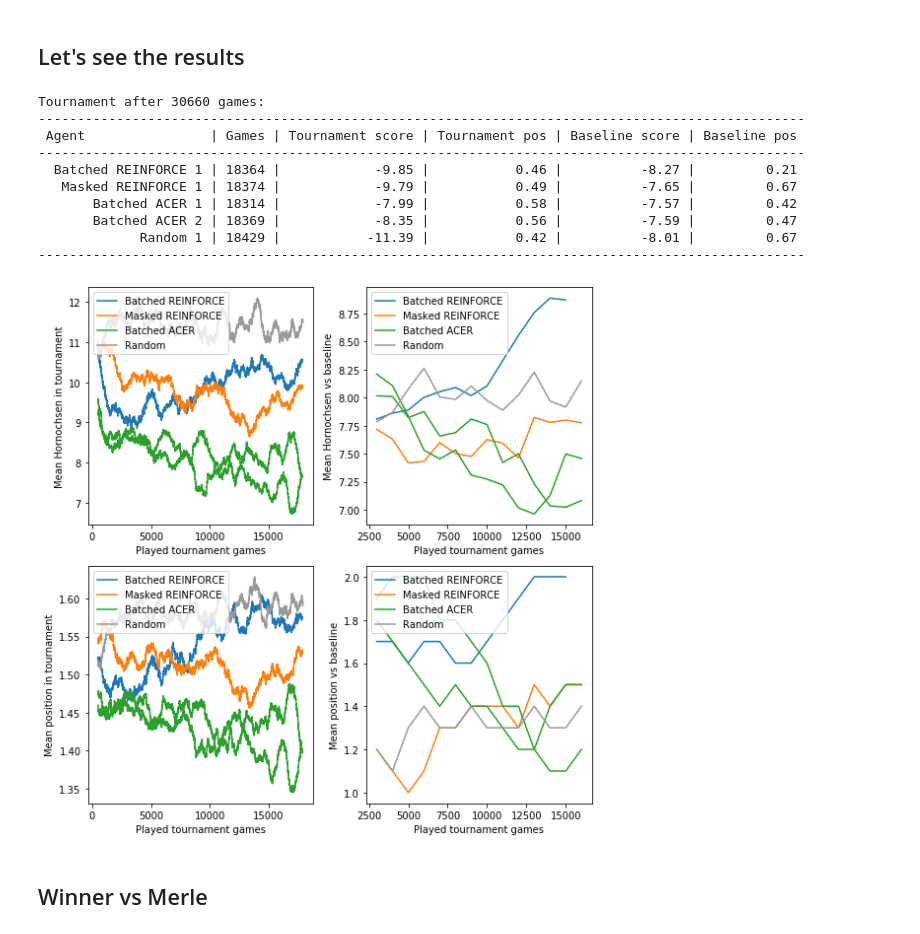
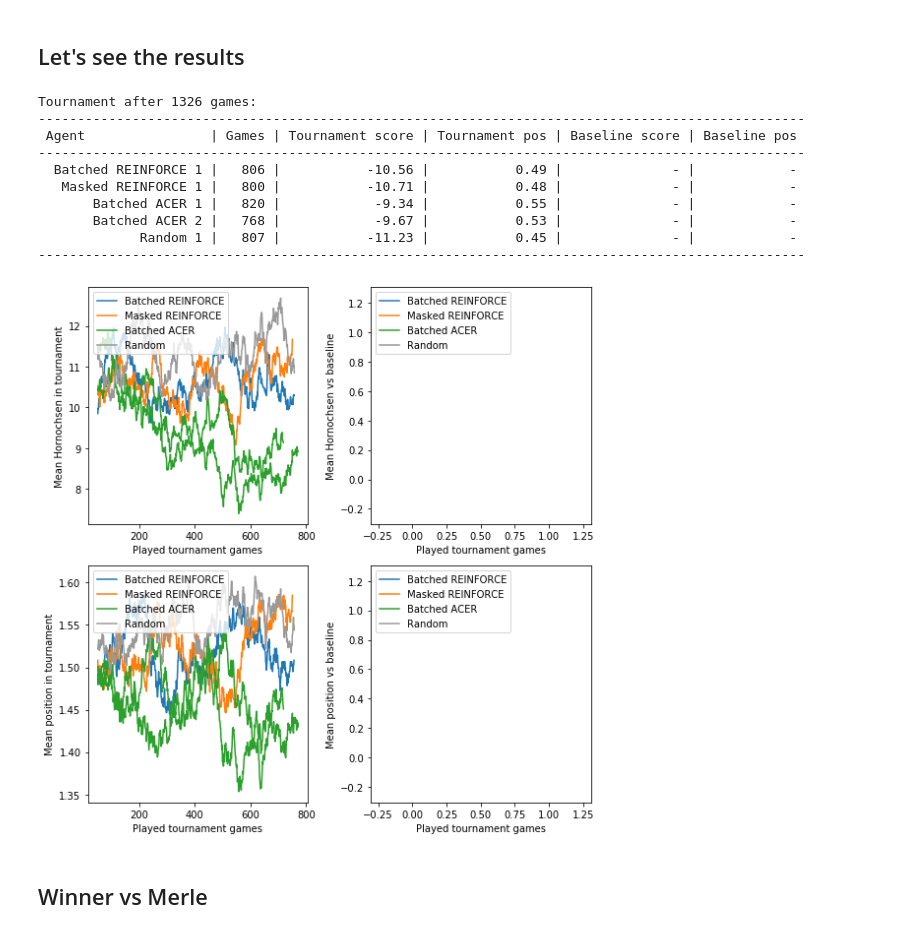
Before and after one commit to johannbrehmer/rl-6-nimmt, a Jupyter notebook: experiments/simple_tournament.ipynb, the cells around one changed output. Saved outputs shown, nothing was run; the diff lists cells and outputs as text; code cells hidden in the pictures.

```diff
--- a/experiments/simple_tournament.ipynb
+++ b/experiments/simple_tournament.ipynb
@@ -51,7 +62,7 @@ print(tournament)
 # %% [markdown]
 ## Load existing state (skip when running this for the first time)
 # %%
-agents, tournament = pickle.load(open("./.tournament.pickle", "rb"))
+# agents, tournament = pickle.load(open("./.tournament.pickle", "rb"))
 # %% [markdown]
 ## Let the games begin
 # %%
@@ -71,15 +85,15 @@ pickle.dump((agents, tournament), open( "./.tournament.pickle", "wb" ))
 # %%
 print(tournament)
 # %% [output]
-Tournament after 30660 games:
+Tournament after 1326 games:
 --------------------------------------------------------------------------------------------------
  Agent                | Games | Tournament score | Tournament pos | Baseline score | Baseline pos
 --------------------------------------------------------------------------------------------------
-  Batched REINFORCE 1 | 18364 |            -9.85 |           0.46 |          -8.27 |         0.21
-   Masked REINFORCE 1 | 18374 |            -9.79 |           0.49 |          -7.65 |         0.67
-       Batched ACER 1 | 18314 |            -7.99 |           0.58 |          -7.57 |         0.42
-       Batched ACER 2 | 18369 |            -8.35 |           0.56 |          -7.59 |         0.47
-             Random 1 | 18429 |           -11.39 |           0.42 |          -8.01 |         0.67
+  Batched REINFORCE 1 |   806 |           -10.56 |           0.49 |              - |            -
+   Masked REINFORCE 1 |   800 |           -10.71 |           0.48 |              - |            -
+       Batched ACER 1 |   820 |            -9.34 |           0.55 |              - |            -
+       Batched ACER 2 |   768 |            -9.67 |           0.53 |              - |            -
+             Random 1 |   807 |           -11.23 |           0.45 |              - |            -
 --------------------------------------------------------------------------------------------------
 # %%
 def create_color(name):
@@ -110,35 +124,35 @@ fig = plt.figure(figsize=(8,8))
 
 labels = [
     "Mean Hornochsen in tournament",
     "Mean Hornochsen vs baseline",
     "Mean position in tournament",
     "Mean position vs baseline"
 ]
 quantities = [
     tournament.tournament_scores,
     tournament.baseline_scores,
     tournament.tournament_positions,
     tournament.baseline_positions
 ]
 fns = [lambda x : -x, lambda x : -x, lambda x : 2. - x, lambda x : 2. - x]
 baselines = [False, True, False, True]
 
 for panel, (quantity, label, fn, baseline) in enumerate(zip(quantities, labels, fns, baselines)):
     ax = plt.subplot(2,2,panel + 1)
 
     for name in tournament.agents.keys():
         y = np.array(quantity[name])
         x = 1000 * np.arange(1, len(y) + 1) if baseline else np.arange(1, len(y) + 1)
-        plot_running_mean(x, fn(y), n = 5 if baseline else 1000, label=create_label(name), color=create_color(name))
+        plot_running_mean(x, fn(y), n = 5 if baseline else 100, label=create_label(name), color=create_color(name))
 
     plt.legend(loc="upper left")
     plt.xlabel("Played tournament games")
     plt.ylabel(label)
 
 plt.tight_layout()
 plt.show()
 # %% [output]
-[figure, old version]
+[figure, new version]
 # %% [markdown]
 ## Winner vs Merle
 # %%
```
Also changed, not shown: parts of 2 cells of this notebook, 6 other files.
